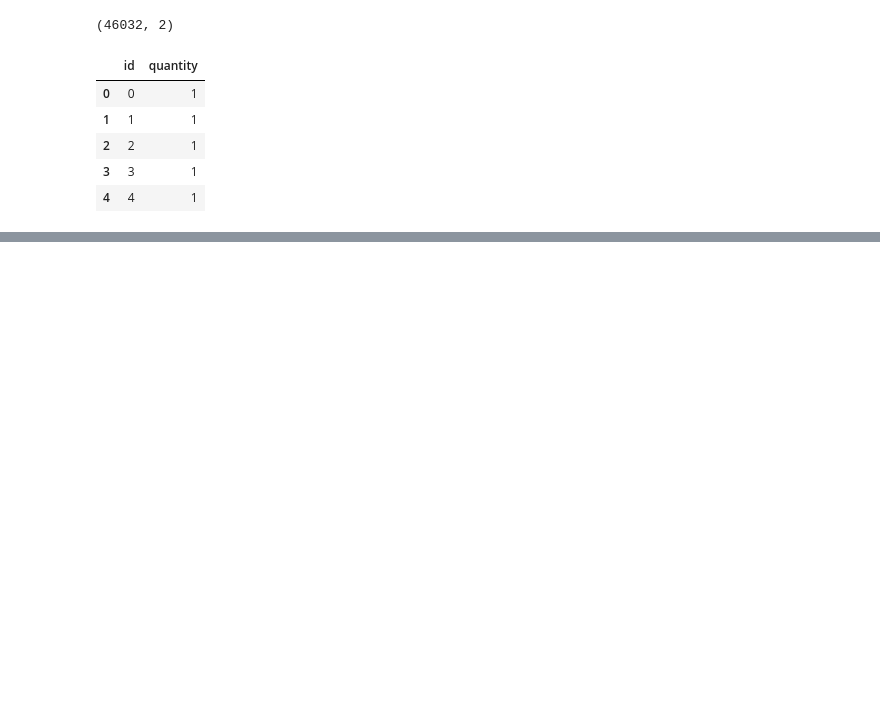
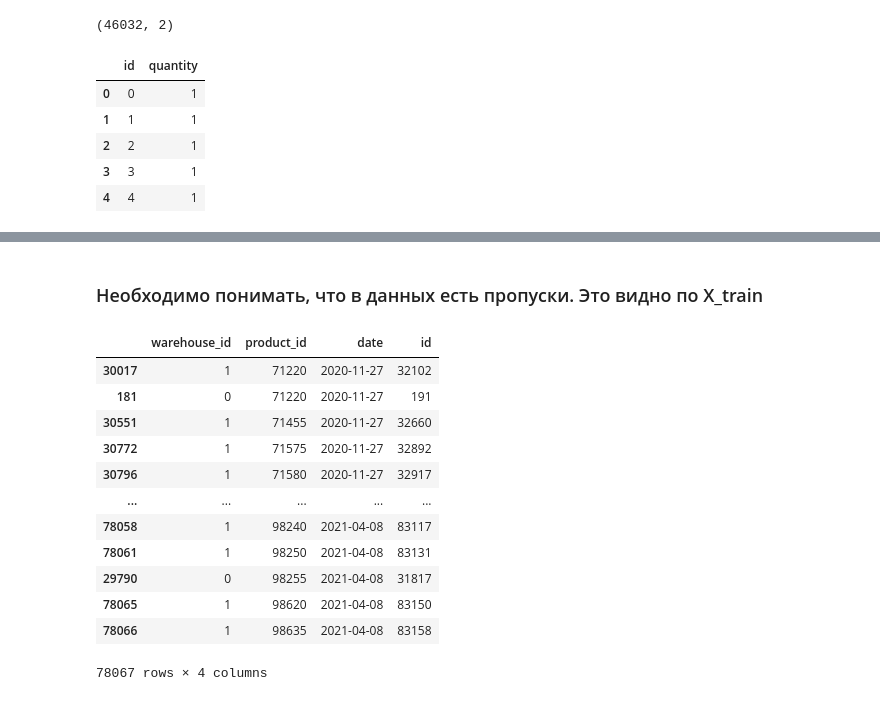
Before and after one commit to makler322/msu_ml_spring_2021, a Jupyter notebook: Sales_Forecasting/Sales_Forecasting.ipynb, the cells around one changed output, grey strips where cells are left out. Saved outputs shown, nothing was run; the diff lists cells and outputs as text; code cells hidden in the pictures; blank space fills up the shorter version.

```diff
--- a/Sales_Forecasting/Sales_Forecasting.ipynb
+++ b/Sales_Forecasting/Sales_Forecasting.ipynb
@@ -110,0 +151,21 @@ simple_data.head()
+# %% [markdown]
+### Необходимо понимать, что в данных есть пропуски. Это видно по X_train
+# %%
+train_data = train_data.sort_values(by=['date', 'product_id'])
+X_train = train_data.drop('quantity', axis=1)
+y_train = train_data['quantity']
+X_train
+# %% [output]
+|  | warehouse_id | product_id | date | id |
+| 30017 | 1 | 71220 | 2020-11-27 | 32102 |
+| 181 | 0 | 71220 | 2020-11-27 | 191 |
+| 30551 | 1 | 71455 | 2020-11-27 | 32660 |
+| 30772 | 1 | 71575 | 2020-11-27 | 32892 |
+| 30796 | 1 | 71580 | 2020-11-27 | 32917 |
+| ... | ... | ... | ... | ... |
+| 78058 | 1 | 98240 | 2021-04-08 | 83117 |
+| 78061 | 1 | 98250 | 2021-04-08 | 83131 |
+| 29790 | 0 | 98255 | 2021-04-08 | 31817 |
+| 78065 | 1 | 98620 | 2021-04-08 | 83150 |
+| 78066 | 1 | 98635 | 2021-04-08 | 83158 |
+78067 rows × 4 columns
```
Also changed, not shown: parts of 24 cells of this notebook.
